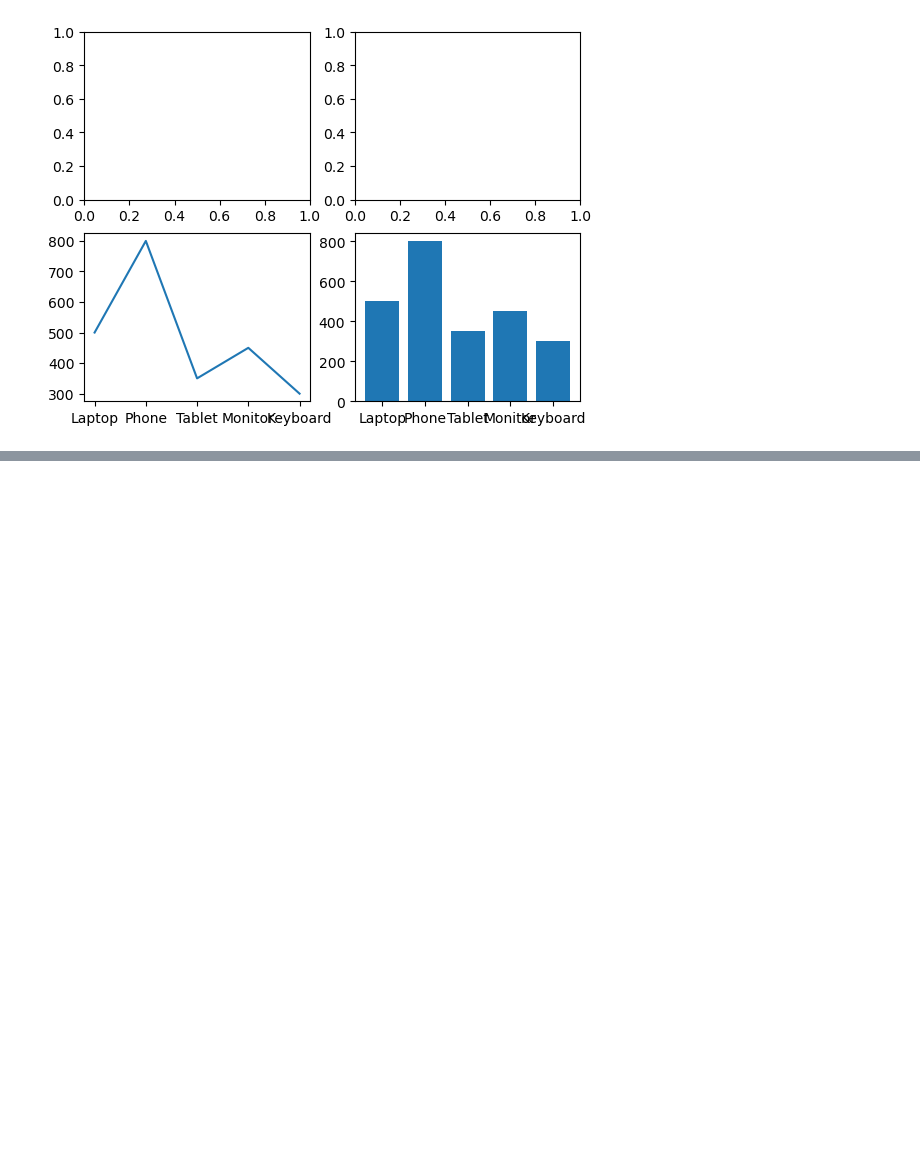
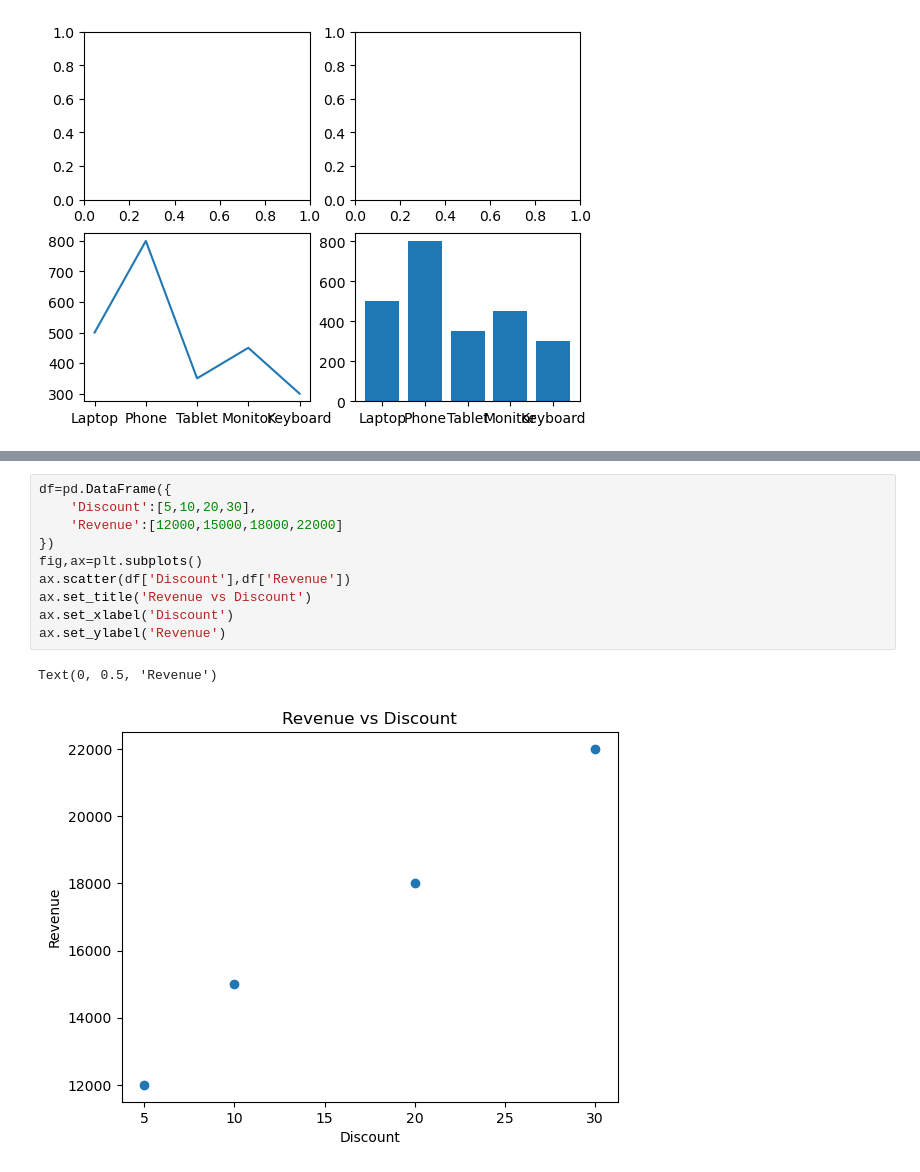
Before and after one commit to aryankumar08-python/python-, a Jupyter notebook: matplotlib.ipynb, the cells around one changed output, grey strips where cells are left out. Saved outputs shown, nothing was run; the diff lists cells and outputs as text; blank space fills up the shorter version.

```diff
--- a/matplotlib.ipynb
+++ b/matplotlib.ipynb
@@ -128,0 +173,13 @@ axes[1,0].plot(
+# %%
+df=pd.DataFrame({
+    'Discount':[5,10,20,30],
+    'Revenue':[12000,15000,18000,22000]
+})
+fig,ax=plt.subplots()
+ax.scatter(df['Discount'],df['Revenue'])
+ax.set_title('Revenue vs Discount')
+ax.set_xlabel('Discount')
+ax.set_ylabel('Revenue')
+# %% [output]
+Text(0, 0.5, 'Revenue')
+[figure, added]
```
Also changed, not shown: parts of 10 cells of this notebook, 2 other files.
